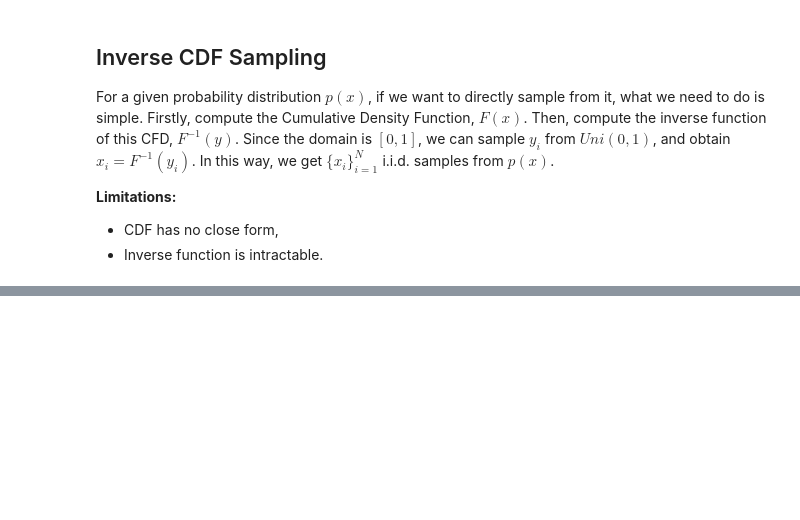
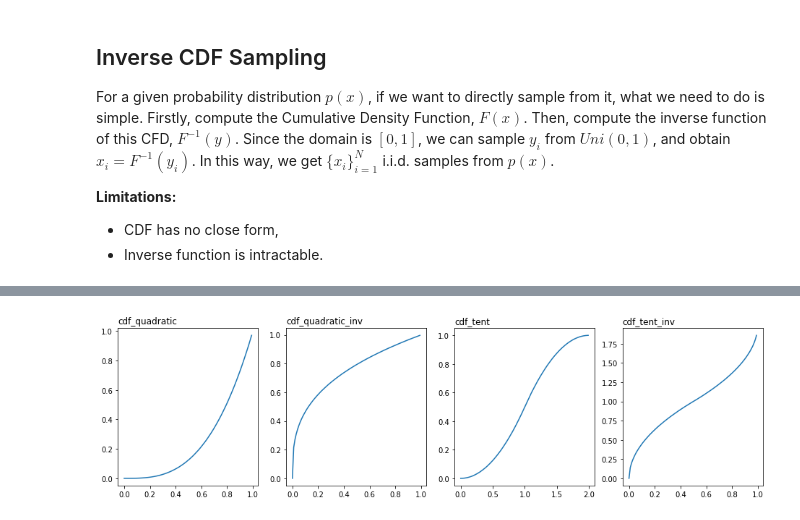
Before and after one commit to Marvel0usx/ml-algorithms, a Jupyter notebook: sampling/sampling.ipynb, the cells around one changed output, grey strips where cells are left out. Saved outputs shown, nothing was run; the diff lists cells and outputs as text; code cells hidden in the pictures; blank space fills up the shorter version.

```diff
--- a/sampling/sampling.ipynb
+++ b/sampling/sampling.ipynb
@@ -51,4 +39,0 @@ plt.show()
-# %%
-y = np.arange(0, 1, .001)
-# cdf_inv = np.piecewise(y, [y < 0, (y >= 0) * (y < 0.5), y >= 0.5, y > 1], [0, lambda y: 2 * y, lambda y: 2 + np.sqrt(14 - 2 * y)-(1 + np.sqrt(13)), 1])
-cdf_inv = np.cbrt(y)
@@ -89,0 +56,22 @@ samples2 = InverseCDFSampler(np.cbrt, dim=1, N=1000).sample()
+# %%
+# Calculate the CDF and inverse CDF
+cdf_quadratic = np.power(x1, 3)
+cdf_tent = np.piecewise(x2, [x2 < 0, (x2 >= 0) * (x2 < 1), x2 >= 1, x2 > 2], [0, lambda x2: 0.5 * np.square(x2), lambda x2: -0.5 * np.square(x2) + 2 * x2 - 1, 1])
+
+def cdf_inv(y):
+    if y < 0:
+        return 0
+    elif 0 <= y < 0.5:
+        return np.sqrt(2 * y)
+    elif 0.5 <= y <= 1:
+        return 2 - np.sqrt(2 - 2 * y)
+    else:
+        return 0
+
+cdf_inv_quadratic = np.cbrt
+
+y = np.arange(0, 1, .01)
+
+plot_series([((x1, cdf_quadratic), "cdf_quadratic"), ((y, cdf_inv_quadratic(y)), "cdf_quadratic_inv"), ((x2, cdf_tent), "cdf_tent"), ((y, np.vectorize(cdf_inv)(y)), "cdf_tent_inv")])
+# %% [output]
+[figure, added]
```
Also changed, not shown: parts of 11 cells of this notebook.
